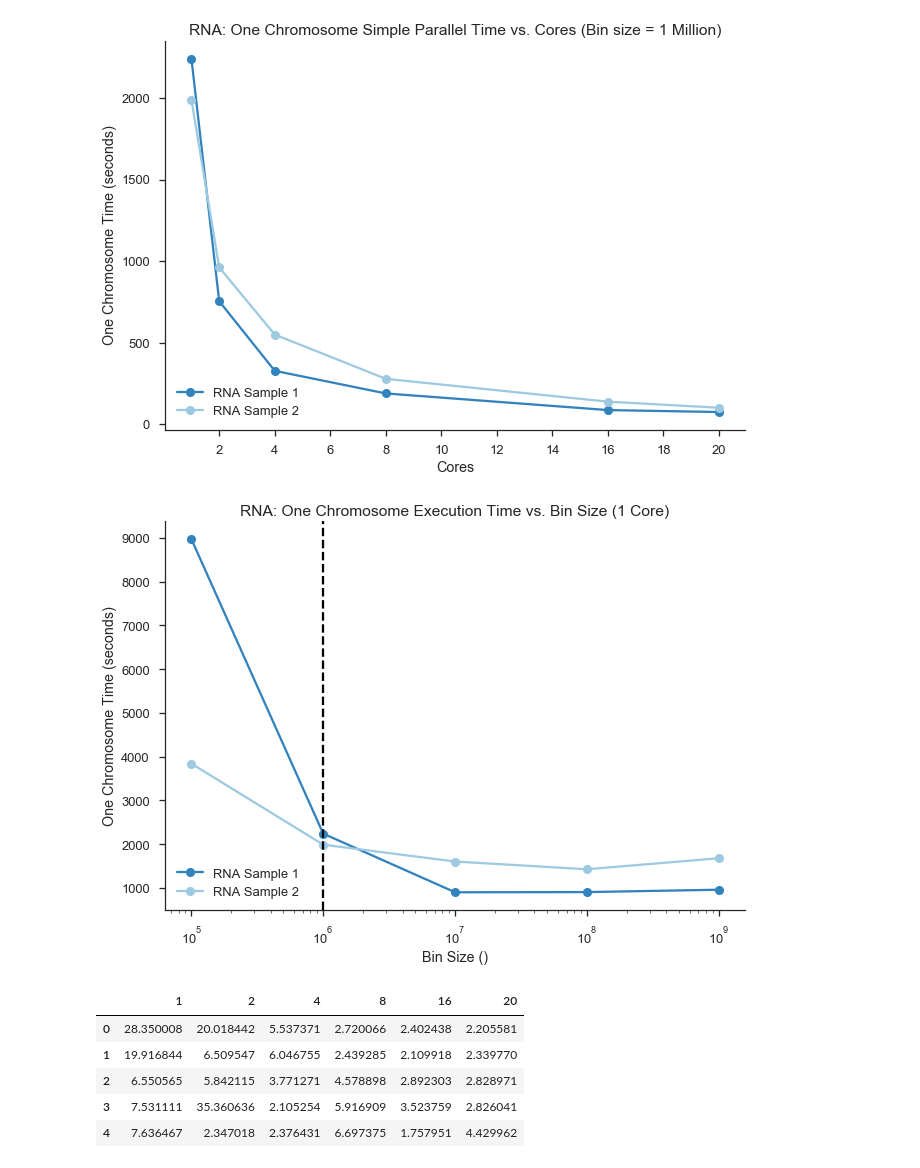
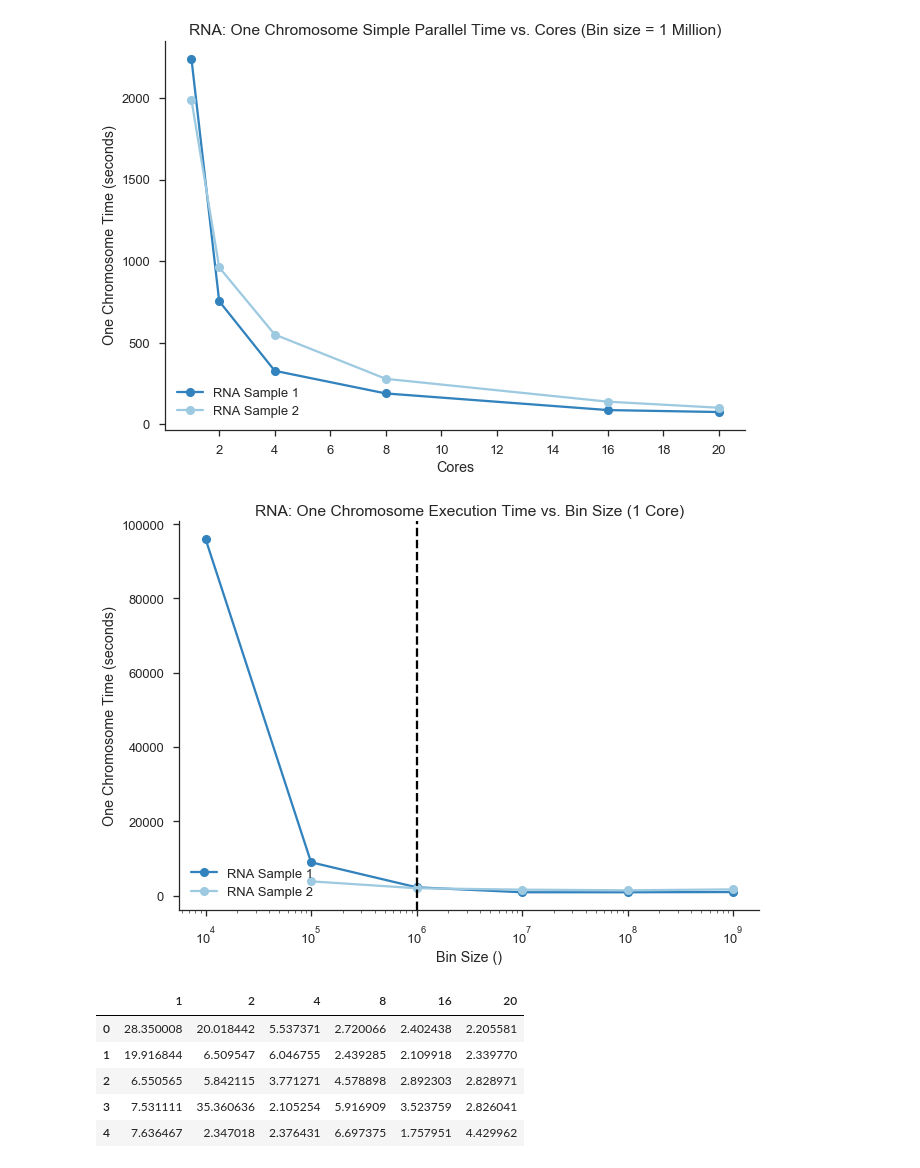
Before and after one commit to AndrewPaulLund/cs205project, a Jupyter notebook: basic_parallel_timing_plots_RNA.ipynb, the cells around one changed output. Drawn from its saved outputs; the diff is of its cells as text; code cells hidden in the pictures.

Commit message:
plot updates and additional data

```diff
--- a/basic_parallel_timing_plots_RNA.ipynb
+++ b/basic_parallel_timing_plots_RNA.ipynb
@@ -31,20 +30,20 @@ cores_1m = [1, 2, 4, 8, 16, 20]
 # RNA Sample 1
 ### Need 10K bin size
 # %%
-# #Bin size 10k, 1 core
-# t10k1c = pd.read_csv('data/basic_parallel_timings/RNA/',
-#                     sep='\t', header=None, names=['Chromosome & Range', 'start_position', 'bin_time'])
+#Bin size 10k, 1 core
+t10k1c = pd.read_csv('data/basic_parallel_timings/RNA/runRNA1.cores1.binSize10000.runtime.txt',
+                    sep='\t', header=None, names=['Chromosome & Range', 'start_position', 'bin_time'])
 
-# #grab total time for run
-# t10k1c_total = t10k1c.iloc[[-1]].bin_time.values[0]
-# d1_totals_1c.append(t10k1c_total)
-# #drop last two rows, which are run times
-# t10k1c.drop(t10k1c.tail(2).index,inplace=True)
-# #simple metrics
-# print('Bin size: 100000, Cores: 1')
-# print('Total Time (hours):', t10k1c_total/60/60)
-# print('\nMetrics (seconds):')
-# print(t10k1c.bin_time.describe())
-# print('Coeff of variation', scipy.stats.variation(t10k1c.bin_time))
+#grab total time for run
+t10k1c_total = t10k1c.iloc[[-1]].bin_time.values[0]
+r1_totals_1c.append(t10k1c_total)
+#drop last two rows, which are run times
+t10k1c.drop(t10k1c.tail(2).index,inplace=True)
+#simple metrics
+print('Bin size: 100000, Cores: 1')
+print('Total Time (hours):', t10k1c_total/60/60)
+print('\nMetrics (seconds):')
+print(t10k1c.bin_time.describe())
+print('Coeff of variation', scipy.stats.variation(t10k1c.bin_time))
 # %% [output]
 Bin size: 100000, Cores: 1
@@ -759,18 +756,18 @@ sns.despine();
 [figure]
 # %%
 #plot time vs. bin size for 1 core execution
-plt.plot(r2_bin_sizes, r1_totals_1c, '-o', c = '#3182bd', label='RNA Sample 1')
+plt.plot(bin_sizes, r1_totals_1c, '-o', c = '#3182bd', label='RNA Sample 1')
 plt.plot(r2_bin_sizes, r2_totals_1c, '-o', c = '#9ecae1', label = 'RNA Sample 2')
 # plt.xscale('log')
 plt.title('RNA: One Chromosome Execution Time vs. Bin Size (1 Core)')
 plt.xlabel('Bin Size ()')
 plt.ylabel('One Chromosome Time (seconds)')
 plt.legend(loc = 'lower left')
 plt.xscale('log')
 plt.axvline(1000000, c = 'k', linestyle='dashed')
 sns.despine();
 # %% [output]
-[figure, old version]
+[figure, new version]
 # %%
 #side-by-side boxplots of bin time
 df1m = pd.DataFrame(
```
Also changed, not shown: parts of 5 cells of this notebook, 3 other files.
